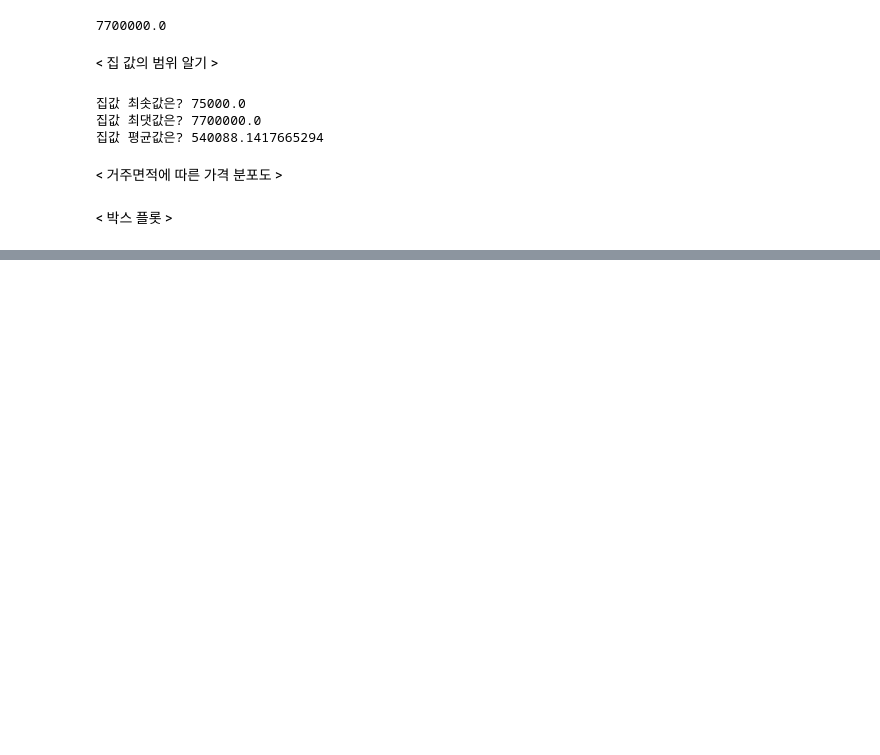
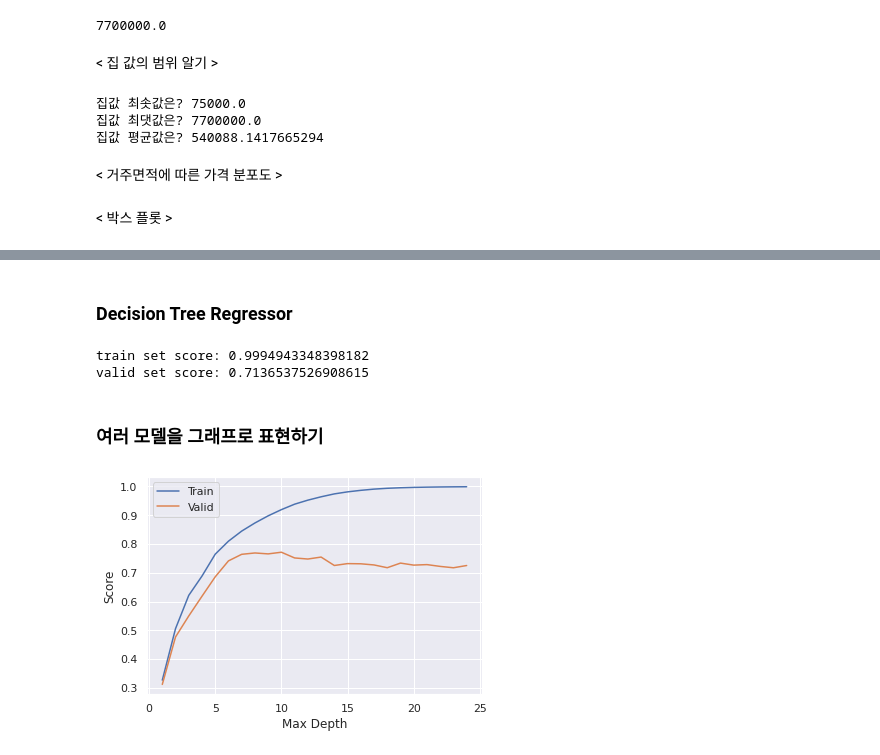
Before and after one commit to sileeee/Python-DataScience-Study, a Jupyter notebook: datascience_week5.ipynb, the cells around one changed output, grey strips where cells are left out. Drawn from its saved outputs; the diff is of its cells as text; code cells hidden in the pictures; blank space fills up the shorter version.

```diff
--- a/datascience_week5.ipynb
+++ b/datascience_week5.ipynb
@@ -132,0 +151,16 @@ sns.catplot(kind='box', data=house_data, x='grade', y='price', aspect=2)
+# %%
+from sklearn.model_selection import train_test_split
+
+train_data = house_data.drop(['price'], axis=1)
+target_data = house_data[['price']]
+
+#train : test set을 8 : 2로 나눠줍니다.
+x_train, x_test, y_train, y_test = train_test_split(train_data, target_data, test_size=0.2)
+
+#다시 train set을 8:2로 나눠 validation set을 만들어줍니다.
+x_train, x_valid, y_train, y_valid = train_test_split(x_train, y_train, test_size=0.2)
+
+print('모든 데이터', train_data.shape)
+print('training set', x_train.shape, y_train.shape)
+print('validation set', x_valid.shape, y_valid.shape)
+print('test set', x_test.shape, y_test.shape)
@@ -132,0 +218,35 @@ sns.catplot(kind='box', data=house_data, x='grade', y='price', aspect=2)
+# %% [markdown]
+### Decision Tree Regressor
+# %%
+from sklearn.tree import DecisionTreeRegressor
+
+tree = DecisionTreeRegressor().fit(x_train, y_train)
+
+print("train set score:", tree.score(x_train, y_train))
+print("valid set score:", tree.score(x_valid, y_valid))
+# %% [output]
+train set score: 0.9994943348398182
+valid set score: 0.7136537526908615
+# %% [markdown]
+### 여러 모델을 그래프로 표현하기
+# %%
+train_score = []
+valid_score = []
+depth_range = range(1, 25)
+for depth in depth_range:
+    tree = DecisionTreeRegressor(max_depth=depth).fit(x_train, y_train)
+
+    train_score.append(tree.score(x_train, y_train))
+    valid_score.append(tree.score(x_valid, y_valid))
+
+plt.plot(depth_range, train_score)
+plt.plot(depth_range, valid_score)
+
+plt.legend(['Train', 'Valid'])
+
+plt.xlabel('Max Depth')
+plt.ylabel('Score')
+
+plt.show()
+# %% [output]
+[figure, added]
```
Also changed, not shown: parts of 37 cells of this notebook.
